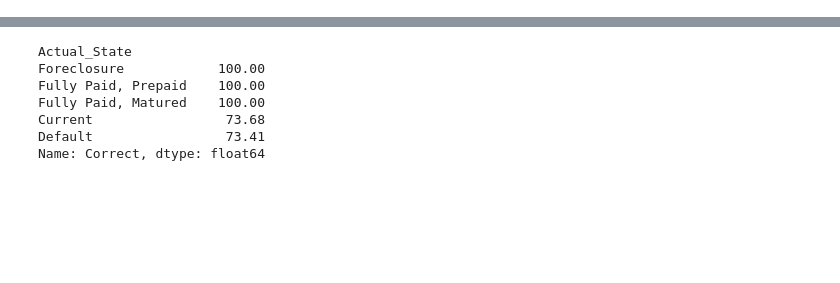
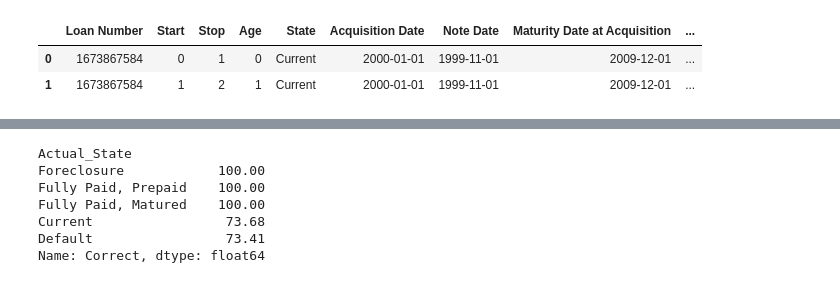
Before and after one commit to SamVirsik/Atrium-Loan-Default-Backup, a Jupyter notebook: State Model/Markov.ipynb, the cells around one changed output, grey strips where cells are left out. Saved outputs shown, nothing was run; the diff lists cells and outputs as text; code cells hidden in the pictures; blank space fills up the shorter version.

```diff
--- a/State Model/Markov.ipynb
+++ b/State Model/Markov.ipynb
@@ -18,0 +39,7 @@ df = pd.read_csv(r'C:\Users\samvi\Documents\Coding Projects\Embedded Work\Data_U
+# %%
+pd.set_option('display.max_columns', None)
+df.head(2)
+# %% [output]
+|  | Loan Number | Start | Stop | Age | State | Acquisition Date | Note Date | Maturity Date at Acquisition | ... |
+| 0 | 1673867584 | 0 | 1 | 0 | Current | 2000-01-01 | 1999-11-01 | 2009-12-01 | ... |
+| 1 | 1673867584 | 1 | 2 | 1 | Current | 2000-01-01 | 1999-11-01 | 2009-12-01 | ... |
```
Also changed, not shown: parts of 15 cells of this notebook, 2 other files.
